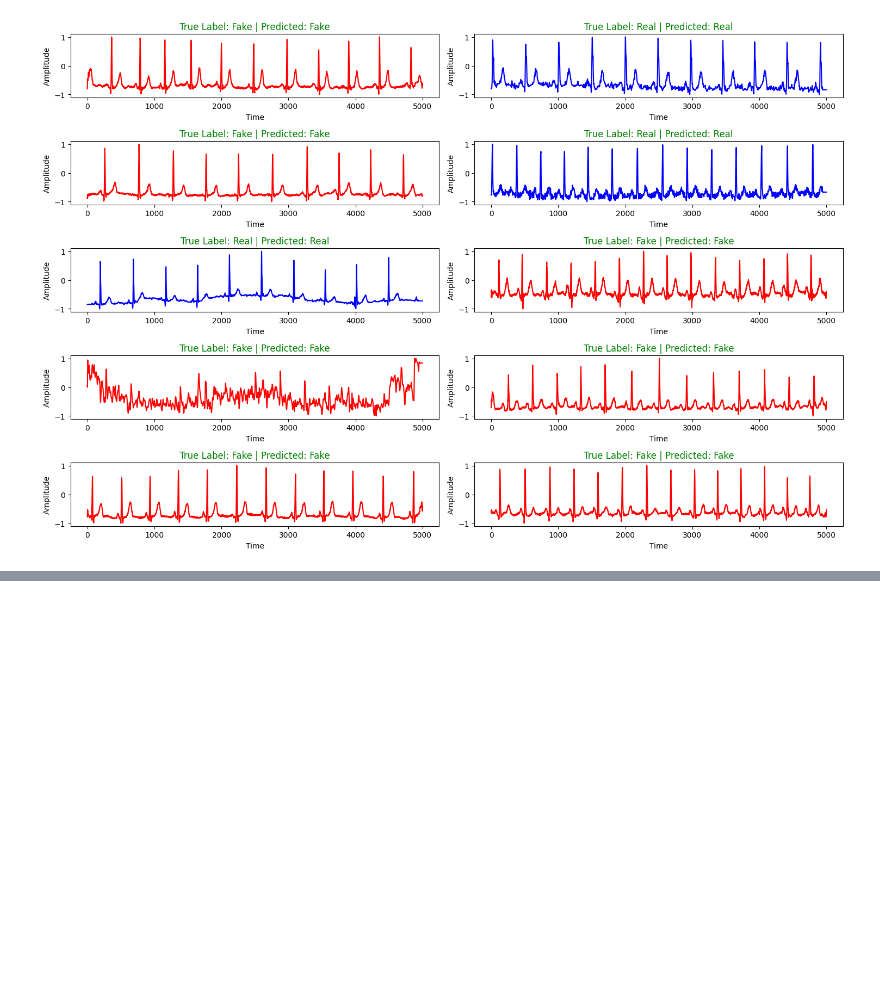
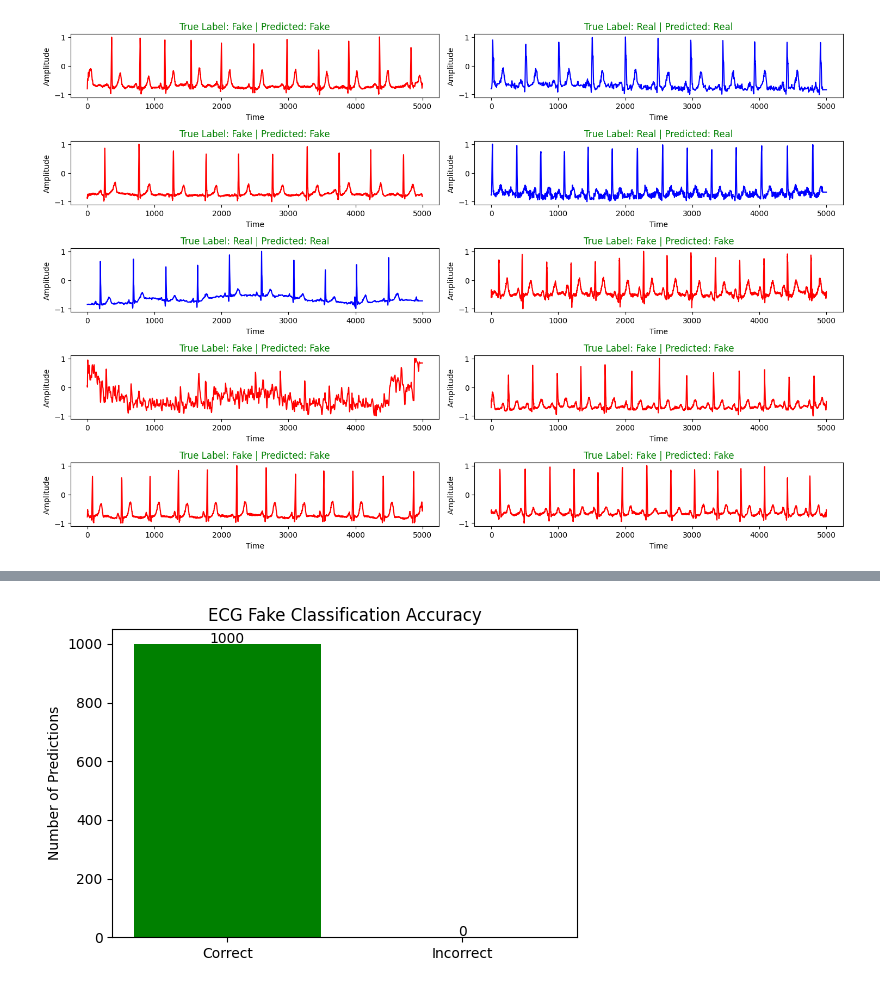
Before and after one commit to M2-Luminous/GAN-models-for-Bio-Authentication-through-ECG-signals, a Jupyter notebook: systems/cnn_authentication.ipynb, the cells around one changed output, grey strips where cells are left out. Saved outputs shown, nothing was run; the diff lists cells and outputs as text; code cells hidden in the pictures; blank space fills up the shorter version.

```diff
--- a/systems/cnn_authentication.ipynb
+++ b/systems/cnn_authentication.ipynb
@@ -308,0 +277,68 @@ Prediction: Real (Probability: 1.00)
+# %%
+import os
+import numpy as np
+import matplotlib.pyplot as plt
+from tensorflow.keras.models import load_model
+
+# Load the pre-trained model
+model_path = "C:/Users/M2-Winterfell/Downloads/my_ecg_cnn_model.h5"
+loaded_model = load_model(model_path)
+print("Model loaded successfully.")
+
+# Path to the folder containing the fake ECG .asc files
+folder_path = "C:/Users/M2-Winterfell/Downloads/GAN-models-for-Bio-Authentication-through-ECG-signals/datasets/cnn_fake"
+
+total_files = 0
+correct_predictions = 0
+
+# Loop over files named 0.asc to 999.asc
+for i in range(1000):
+    file_path = os.path.join(folder_path, f"{i}.asc")
+    try:
+        # Load ECG data from the file
+        ecg_data = np.loadtxt(file_path)
+    except Exception as e:
+        print(f"Error loading {file_path}: {e}")
+        continue
+
+    # If the file has multiple columns, take the first (Lead I)
+    if ecg_data.ndim > 1:
+        ecg_data = ecg_data[:, 0]
+
+    # Normalize the ECG data
+    ecg_data = min_max_normalize(ecg_data)
+
+    # Reshape data to add batch and channel dimensions (assuming 5000 samples per file)
+    ecg_data = ecg_data.reshape(1, 5000, 1)
+
+    # Predict the probability that the signal is "Real"
+    prediction_prob = loaded_model.predict(ecg_data)
+    prediction_label = "Real" if prediction_prob[0][0] > 0.5 else "Fake"
+
+    # Since all files are supposed to be fake, count a correct prediction if the label is "Fake"
+    if prediction_label == "Fake":
+        correct_predictions += 1
+
+    total_files += 1
+
+# Compute and display the overall accuracy
+accuracy = correct_predictions / total_files * 100
+print(f"Processed {total_files} files.")
+print(f"Accuracy: {accuracy:.2f}%")
+
+# Visualize the results with a bar chart
+labels = ['Correct', 'Incorrect']
+counts = [correct_predictions, total_files - correct_predictions]
+
+plt.figure(figsize=(6, 4))
+bars = plt.bar(labels, counts, color=['green', 'red'])
+plt.title('ECG Fake Classification Accuracy')
+plt.ylabel('Number of Predictions')
+
+# Annotate the bars with counts
+for bar in bars:
+    height = bar.get_height()
+    plt.text(bar.get_x() + bar.get_width() / 2, height + 5, f'{int(height)}', ha='center')
+
+plt.show()
+# %% [output]
@@ -308,0 +362 @@ Prediction: Real (Probability: 1.00)
+[figure, added]
```
Also changed, not shown: parts of 3 cells of this notebook, 5 other files.
